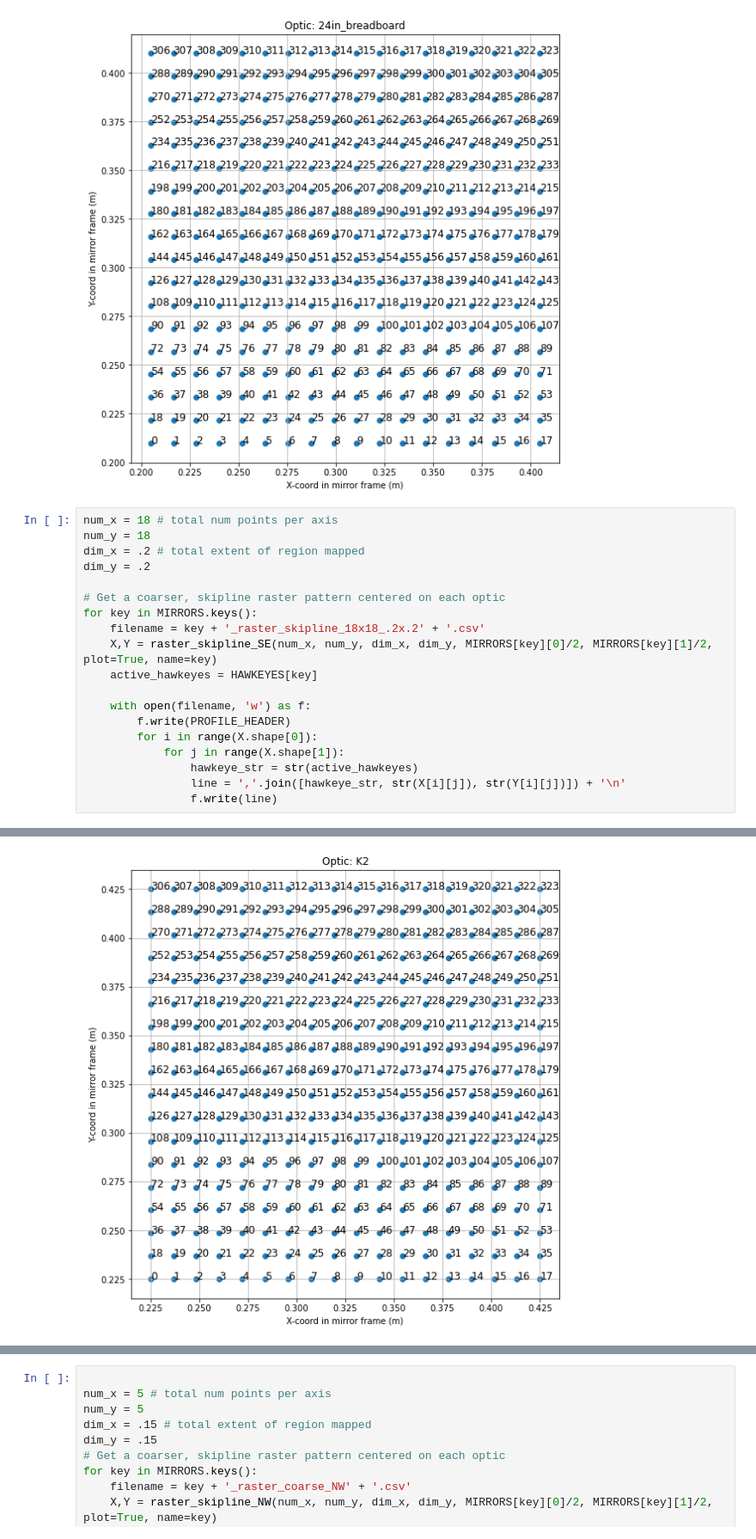
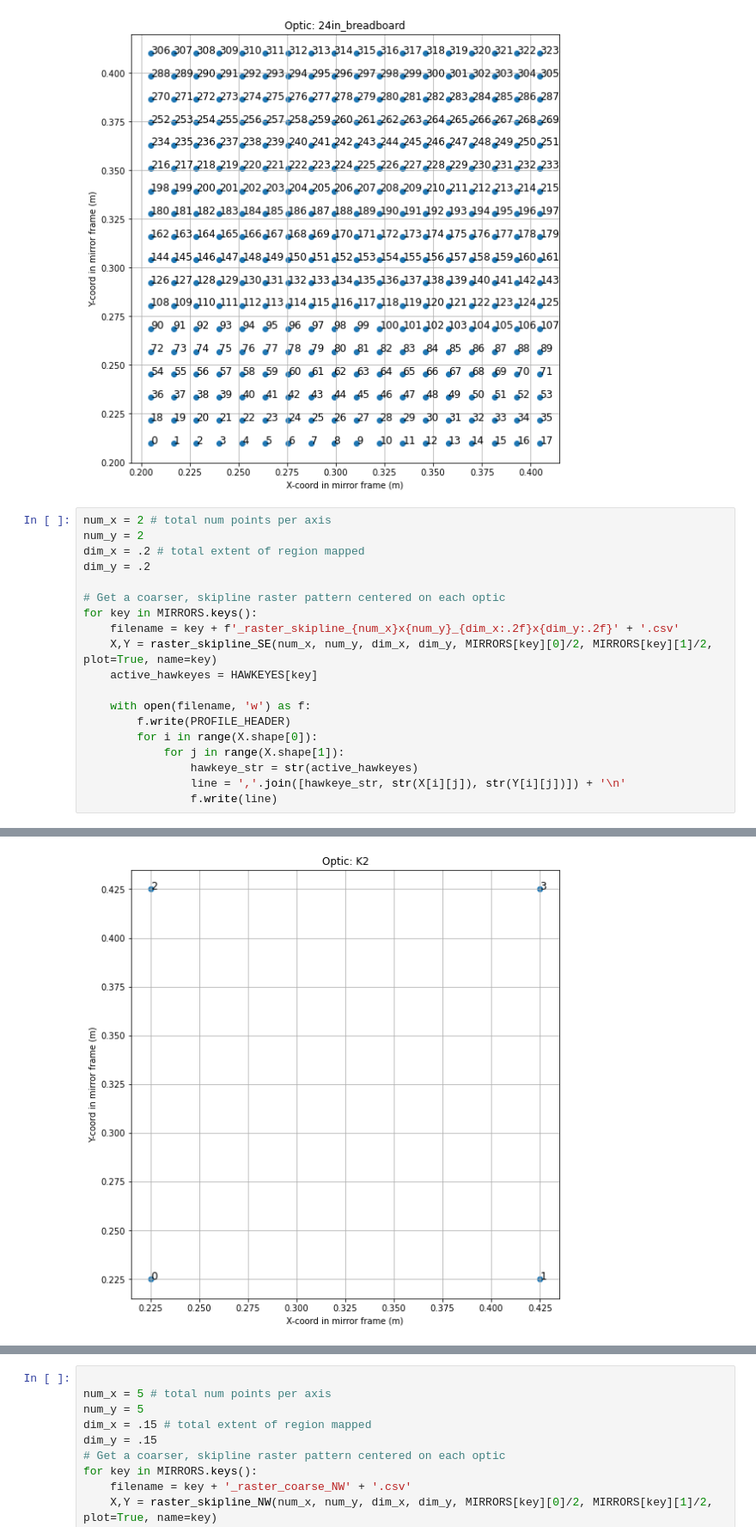
Before and after one commit to evanmayer/hotspot, a Jupyter notebook: data/input/profiles/create_profile.ipynb, the cells around one changed output, grey strips where cells are left out. Shown at 86% size. Drawn from its saved outputs; the diff is of its cells as text.

```diff
--- a/data/input/profiles/create_profile.ipynb
+++ b/data/input/profiles/create_profile.ipynb
@@ -152,14 +152,14 @@ for key in MIRRORS.keys():
 [figure]
 [figure]
 # %%
-num_x = 18 # total num points per axis
-num_y = 18
+num_x = 2 # total num points per axis
+num_y = 2
 dim_x = .2 # total extent of region mapped
 dim_y = .2
 
 # Get a coarser, skipline raster pattern centered on each optic
 for key in MIRRORS.keys():
-    filename = key + '_raster_skipline_18x18_.2x.2' + '.csv'
+    filename = key + f'_raster_skipline_{num_x}x{num_y}_{dim_x:.2f}x{dim_y:.2f}' + '.csv'
     X,Y = raster_skipline_SE(num_x, num_y, dim_x, dim_y, MIRRORS[key][0]/2, MIRRORS[key][1]/2, plot=True, name=key)
     active_hawkeyes = HAWKEYES[key]
 
@@ -176 +176 @@ for key in MIRRORS.keys():
-[figure, old version]
+[figure, new version]
```
Also changed, not shown: parts of 1 cell of this notebook, 8 other files.
